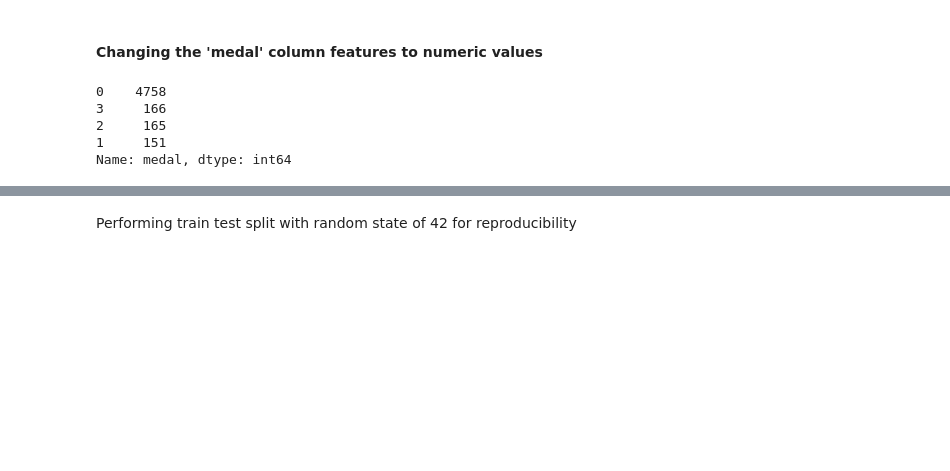
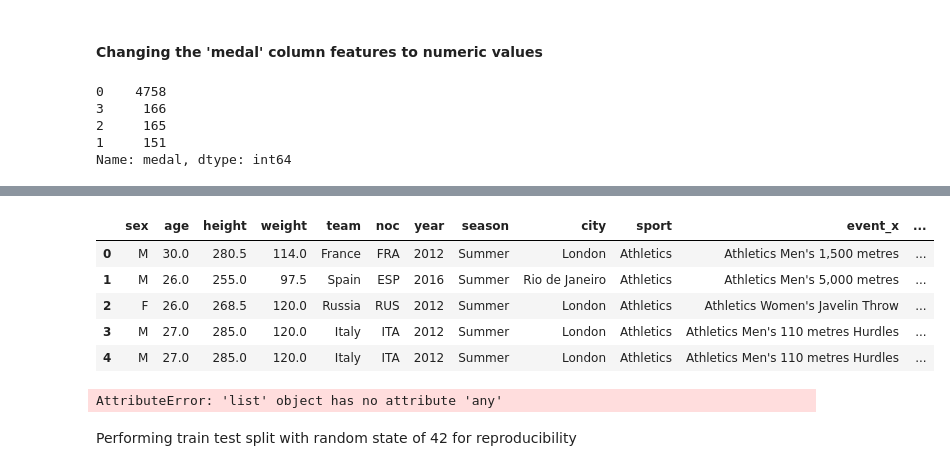
Before and after one commit to jwong853/Olympic_PED_use, a Jupyter notebook: notebooks/04_modeling.ipynb, the cells around one changed output, grey strips where cells are left out. Saved outputs shown, nothing was run; the diff lists cells and outputs as text; code cells hidden in the pictures; blank space fills up the shorter version.

```diff
--- a/notebooks/04_modeling.ipynb
+++ b/notebooks/04_modeling.ipynb
@@ -205,2 +180,4 @@ df.flagged = df.flagged.fillna(value=0)
+# %%
+results.insert(41, 'ped_use', 0)
 # %%
 results.ped_use = results[list(results.columns)].sum(axis=1)
@@ -297,6 +280,6 @@ Testosterone, EPO
 Name: substance, dtype: int64
 # %%
-df = df.drop(['substance', 'event_y', 'name'], axis=1)
+df = df.drop(['substance', 'event_y'], axis=1)
 # %%
 df.medal = df.medal.fillna(value=0)
 # %%
@@ -374,3 +410,19 @@ Name: medal, dtype: int64
+# %%
+df.head()
+# %% [output]
+|  | sex | age | height | weight | team | noc | year | season | city | sport | event_x | ... |
+| 0 | M | 30.0 | 280.5 | 114.0 | France | FRA | 2012 | Summer | London | Athletics | Athletics Men's 1,500 metres | ... |
+| 1 | M | 26.0 | 255.0 | 97.5 | Spain | ESP | 2016 | Summer | Rio de Janeiro | Athletics | Athletics Men's 5,000 metres | ... |
+| 2 | F | 26.0 | 268.5 | 120.0 | Russia | RUS | 2012 | Summer | London | Athletics | Athletics Women's Javelin Throw | ... |
+| 3 | M | 27.0 | 285.0 | 120.0 | Italy | ITA | 2012 | Summer | London | Athletics | Athletics Men's 110 metres Hurdles | ... |
+| 4 | M | 27.0 | 285.0 | 120.0 | Italy | ITA | 2012 | Summer | London | Athletics | Athletics Men's 110 metres Hurdles | ... |
+# %%
+athlete_names = list(athletes.name)
+for x in df.name:
+    if x == athlete_names.any():
+        print(x)
+# %% [output]
+AttributeError: 'list' object has no attribute 'any'
 # %% [markdown]
 Performing train test split with random state of 42 for reproducibility
 # %%
```
Also changed, not shown: parts of 17 cells of this notebook, 44 other files.
